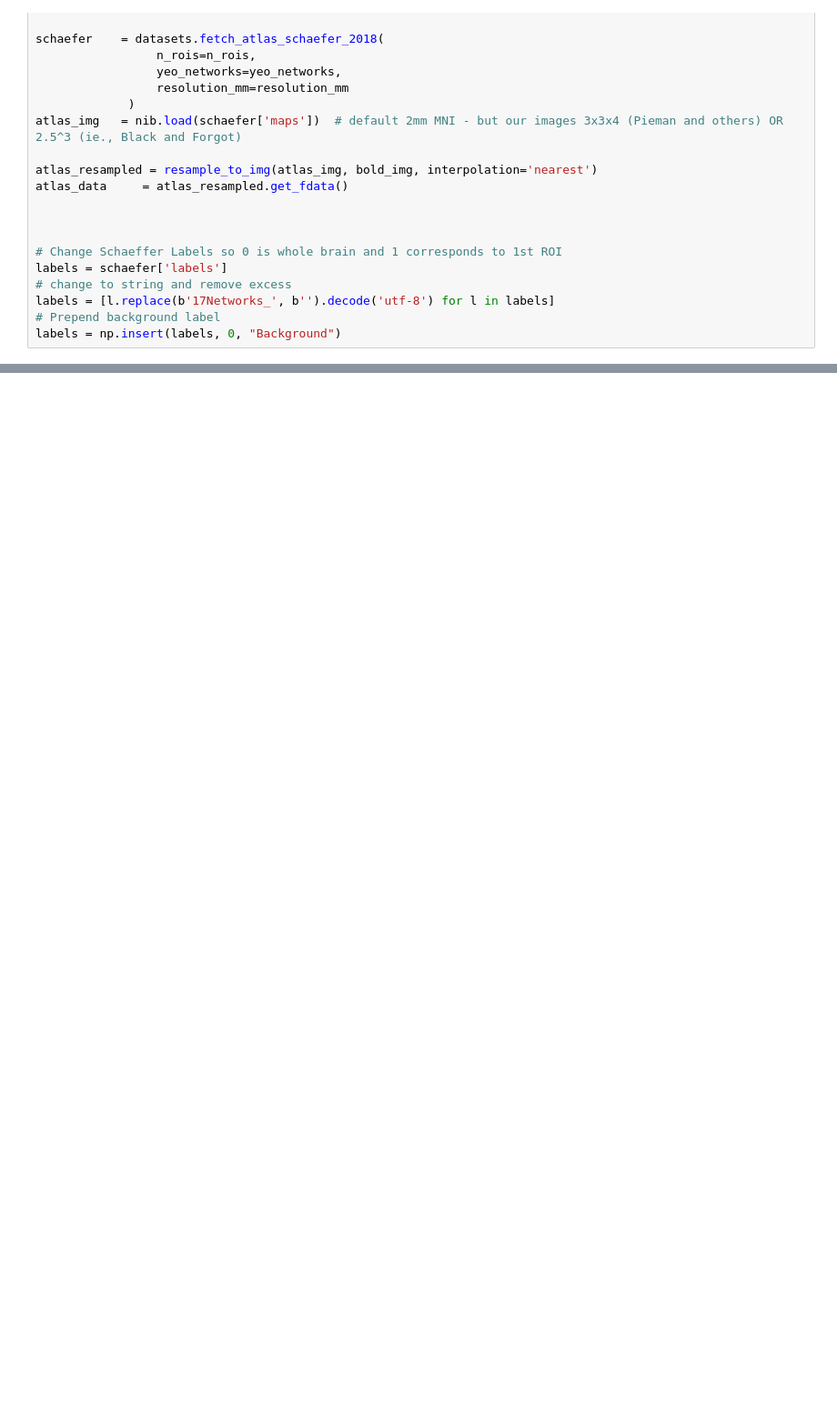
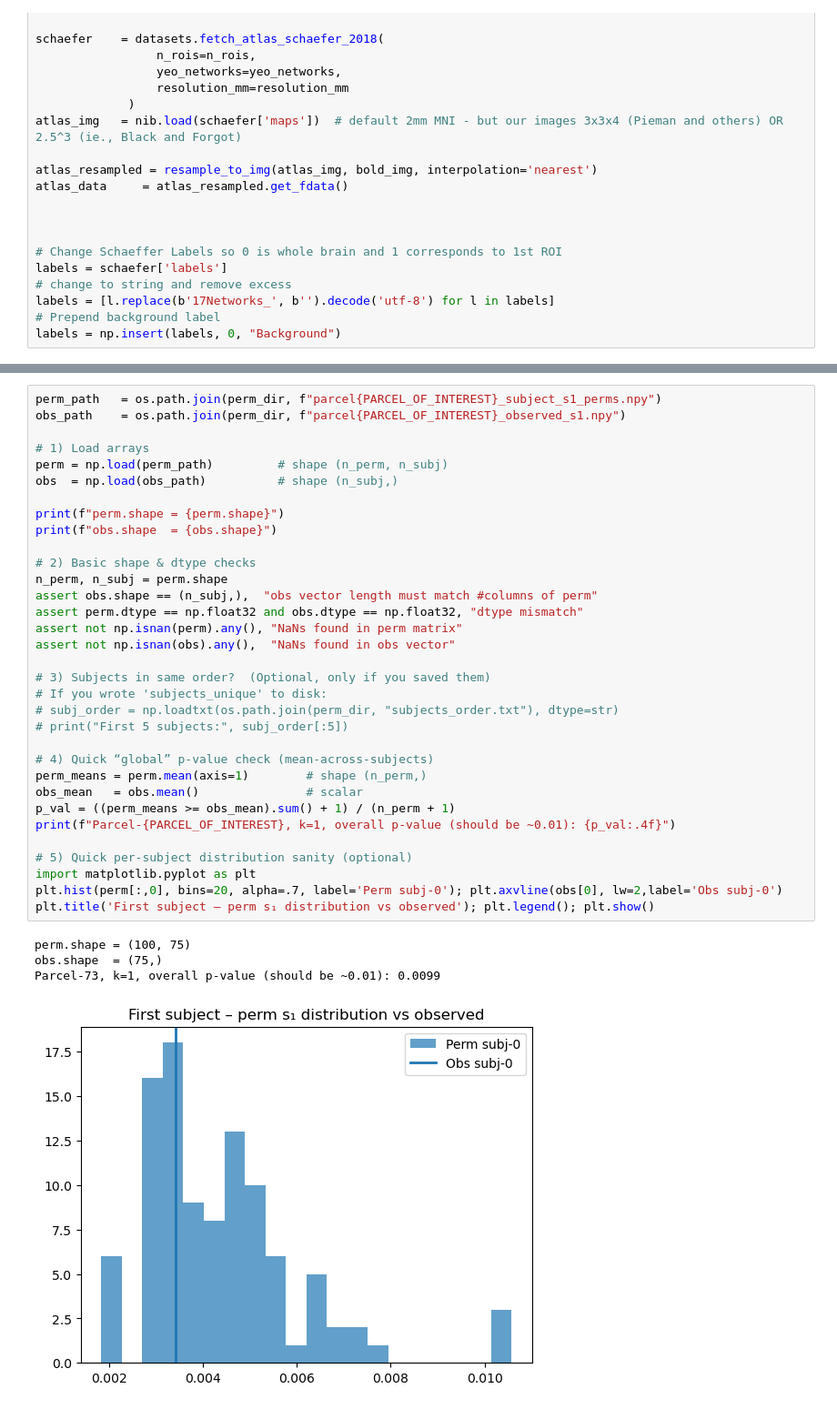
Before and after one commit to wfisher211/narrative-topic-rsa, a Jupyter notebook: PieMan_analysis/NNLS_perm_test_neural_shift_with_parcel_saved.ipynb, the cells around one changed output, grey strips where cells are left out. Shown at 91% size. Cells and saved outputs as stored; diff of their text form; blank space fills up the shorter version.

```diff
--- a/PieMan_analysis/NNLS_perm_test_neural_shift_with_parcel_saved.ipynb
+++ b/PieMan_analysis/NNLS_perm_test_neural_shift_with_parcel_saved.ipynb
@@ -382,3 +403,41 @@ ValueError: need at least one array to stack
+# %%
+perm_path   = os.path.join(perm_dir, f"parcel{PARCEL_OF_INTEREST}_subject_s1_perms.npy")
+obs_path    = os.path.join(perm_dir, f"parcel{PARCEL_OF_INTEREST}_observed_s1.npy")
+
+# 1) Load arrays
+perm = np.load(perm_path)         # shape (n_perm, n_subj)
+obs  = np.load(obs_path)          # shape (n_subj,)
+
+print(f"perm.shape = {perm.shape}")
+print(f"obs.shape  = {obs.shape}")
+
+# 2) Basic shape & dtype checks
+n_perm, n_subj = perm.shape
+assert obs.shape == (n_subj,),  "obs vector length must match #columns of perm"
+assert perm.dtype == np.float32 and obs.dtype == np.float32, "dtype mismatch"
+assert not np.isnan(perm).any(), "NaNs found in perm matrix"
+assert not np.isnan(obs).any(),  "NaNs found in obs vector"
+
+# 3) Subjects in same order?  (Optional, only if you saved them)
+# If you wrote 'subjects_unique' to disk:
+# subj_order = np.loadtxt(os.path.join(perm_dir, "subjects_order.txt"), dtype=str)
+# print("First 5 subjects:", subj_order[:5])
+
+# 4) Quick “global” p-value check (mean-across-subjects)
+perm_means = perm.mean(axis=1)        # shape (n_perm,)
+obs_mean   = obs.mean()               # scalar
+p_val = ((perm_means >= obs_mean).sum() + 1) / (n_perm + 1)
+print(f"Parcel-{PARCEL_OF_INTEREST}, k=1, overall p-value (should be ~0.01): {p_val:.4f}")
+
+# 5) Quick per-subject distribution sanity (optional)
+import matplotlib.pyplot as plt
+plt.hist(perm[:,0], bins=20, alpha=.7, label='Perm subj-0'); plt.axvline(obs[0], lw=2,label='Obs subj-0')
+plt.title('First subject – perm s₁ distribution vs observed'); plt.legend(); plt.show()
+# %% [output]
+perm.shape = (100, 75)
+obs.shape  = (75,)
+Parcel-73, k=1, overall p-value (should be ~0.01): 0.0099
+[figure, added]
 # %%
 observed_df = pd.DataFrame(observed)
 print(observed_df)
```
Also changed, not shown: parts of 7 cells of this notebook, 8 other files.
